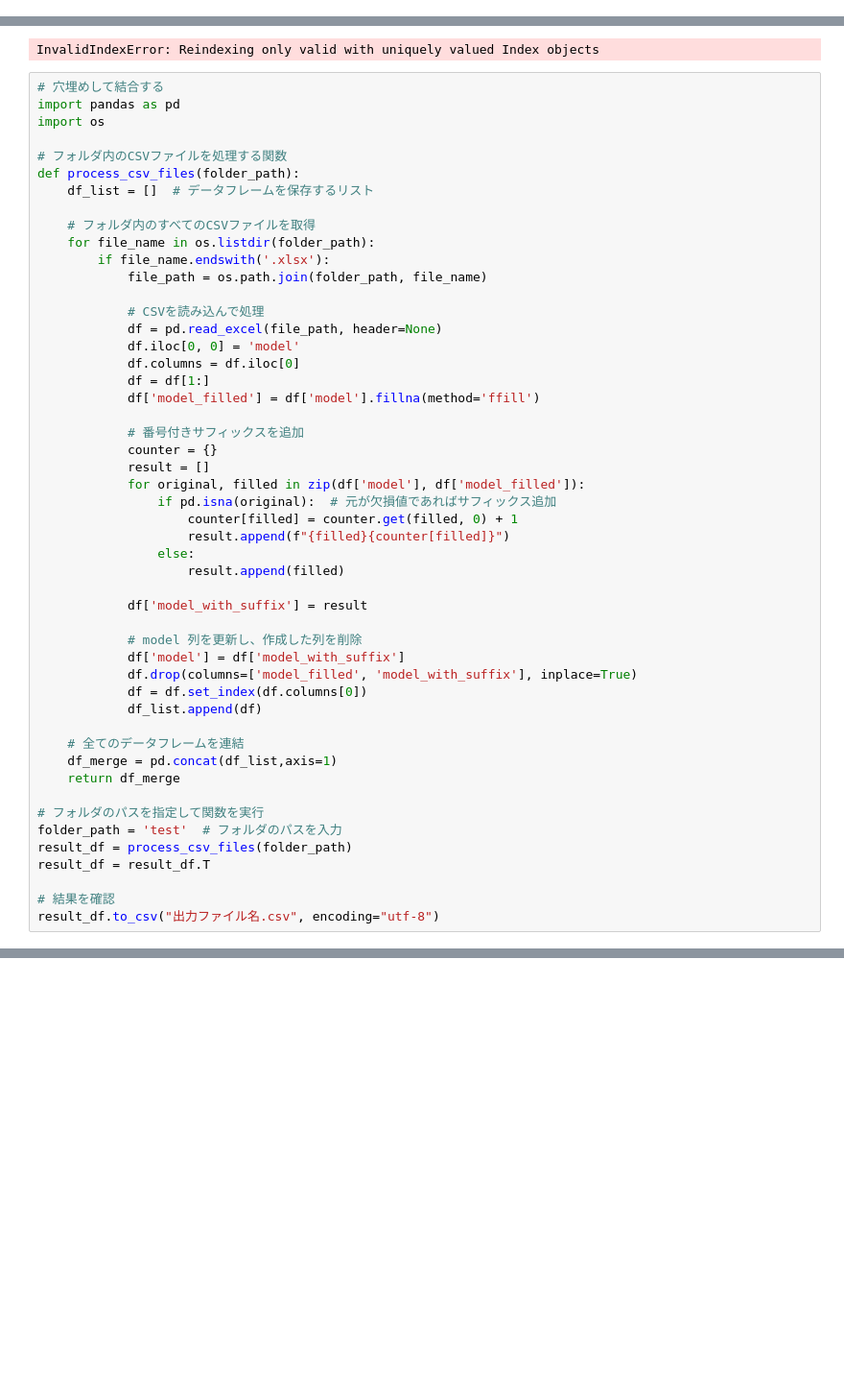
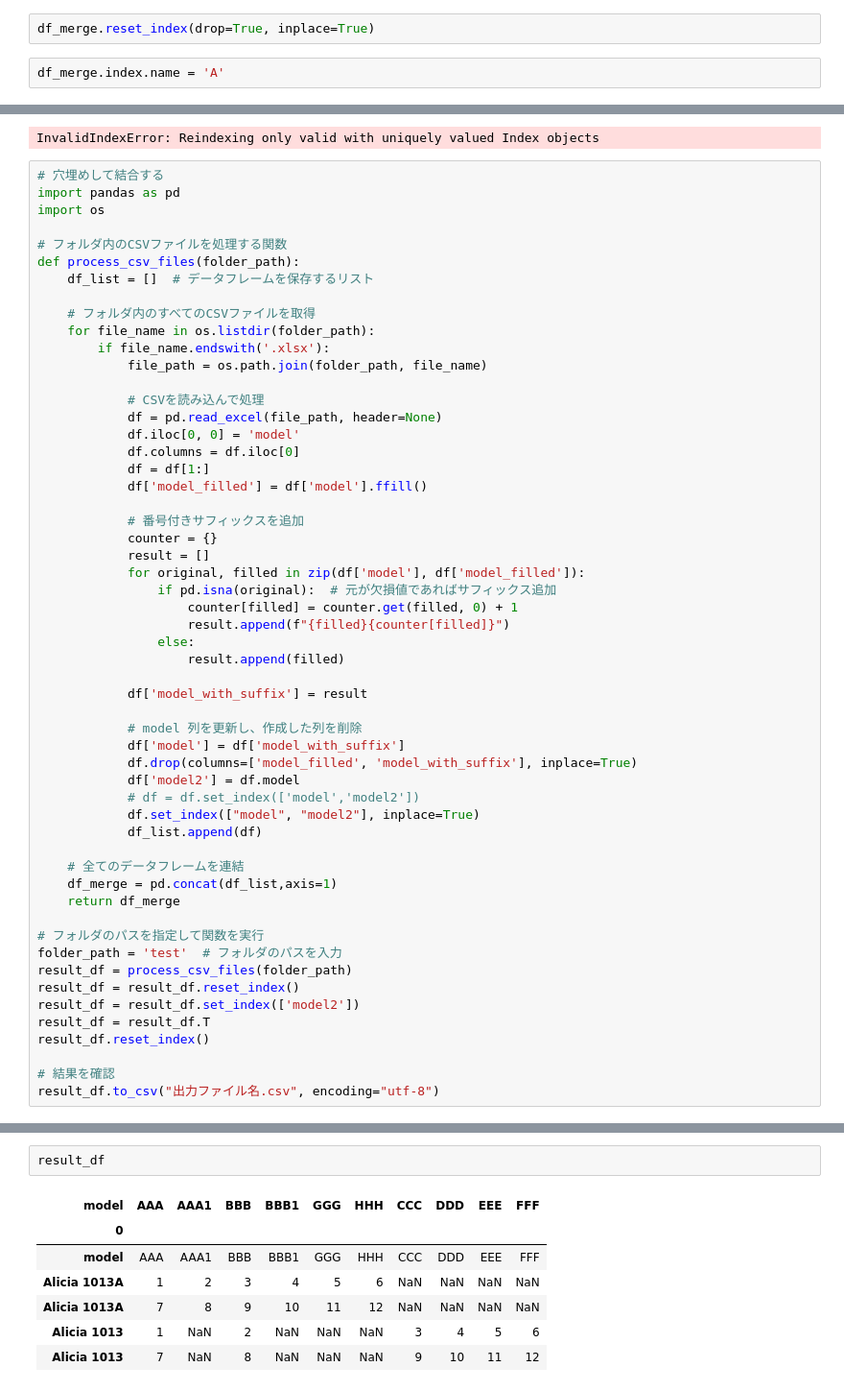
Before and after one commit to baronnavy/sample, a Jupyter notebook: test.ipynb, the cells around one changed output, grey strips where cells are left out. Shown at 96% size. Saved outputs shown, nothing was run; the diff lists cells and outputs as text; blank space fills up the shorter version.

```diff
--- a/test.ipynb
+++ b/test.ipynb
@@ -90,3 +91,7 @@ df_merge
+# %%
+df_merge.reset_index(drop=True, inplace=True)
+# %%
+df_merge.index.name = 'A'
 # %%
 df_merge.to_csv("出力ファイル名.csv",  encoding="utf-8")
 # %%
@@ -141,7 +146,7 @@ def process_csv_files(folder_path):
             df.iloc[0, 0] = 'model'
             df.columns = df.iloc[0]
             df = df[1:]
-            df['model_filled'] = df['model'].fillna(method='ffill')
+            df['model_filled'] = df['model'].ffill()
 
             # 番号付きサフィックスを追加
             counter = {}
@@ -158,7 +163,9 @@ def process_csv_files(folder_path):
             # model 列を更新し、作成した列を削除
             df['model'] = df['model_with_suffix']
             df.drop(columns=['model_filled', 'model_with_suffix'], inplace=True)
-            df = df.set_index(df.columns[0])
+            df['model2'] = df.model
+            # df = df.set_index(['model','model2'])
+            df.set_index(["model", "model2"], inplace=True)
             df_list.append(df)
 
     # 全てのデータフレームを連結
@@ -168,7 +175,10 @@ def process_csv_files(folder_path):
 # フォルダのパスを指定して関数を実行
 folder_path = 'test'  # フォルダのパスを入力
 result_df = process_csv_files(folder_path)
+result_df = result_df.reset_index()
+result_df = result_df.set_index(['model2'])
 result_df = result_df.T
+result_df.reset_index()
 
 # 結果を確認
 result_df.to_csv("出力ファイル名.csv", encoding="utf-8")
@@ -221,0 +194,10 @@ extract_images_from_excel_files(input_folder, sheet_name, output_folder)
+# %%
+result_df
+# %% [output]
+| model | AAA | AAA1 | BBB | BBB1 | GGG | HHH | CCC | DDD | EEE | FFF |
+| 0 |  |  |  |  |  |  |  |  |  |  |
+| model | AAA | AAA1 | BBB | BBB1 | GGG | HHH | CCC | DDD | EEE | FFF |
+| Alicia 1013A | 1 | 2 | 3 | 4 | 5 | 6 | NaN | NaN | NaN | NaN |
+| Alicia 1013A | 7 | 8 | 9 | 10 | 11 | 12 | NaN | NaN | NaN | NaN |
+| Alicia 1013 | 1 | NaN | 2 | NaN | NaN | NaN | 3 | 4 | 5 | 6 |
+| Alicia 1013 | 7 | NaN | 8 | NaN | NaN | NaN | 9 | 10 | 11 | 12 |
```
Also changed, not shown: parts of 10 cells of this notebook.
